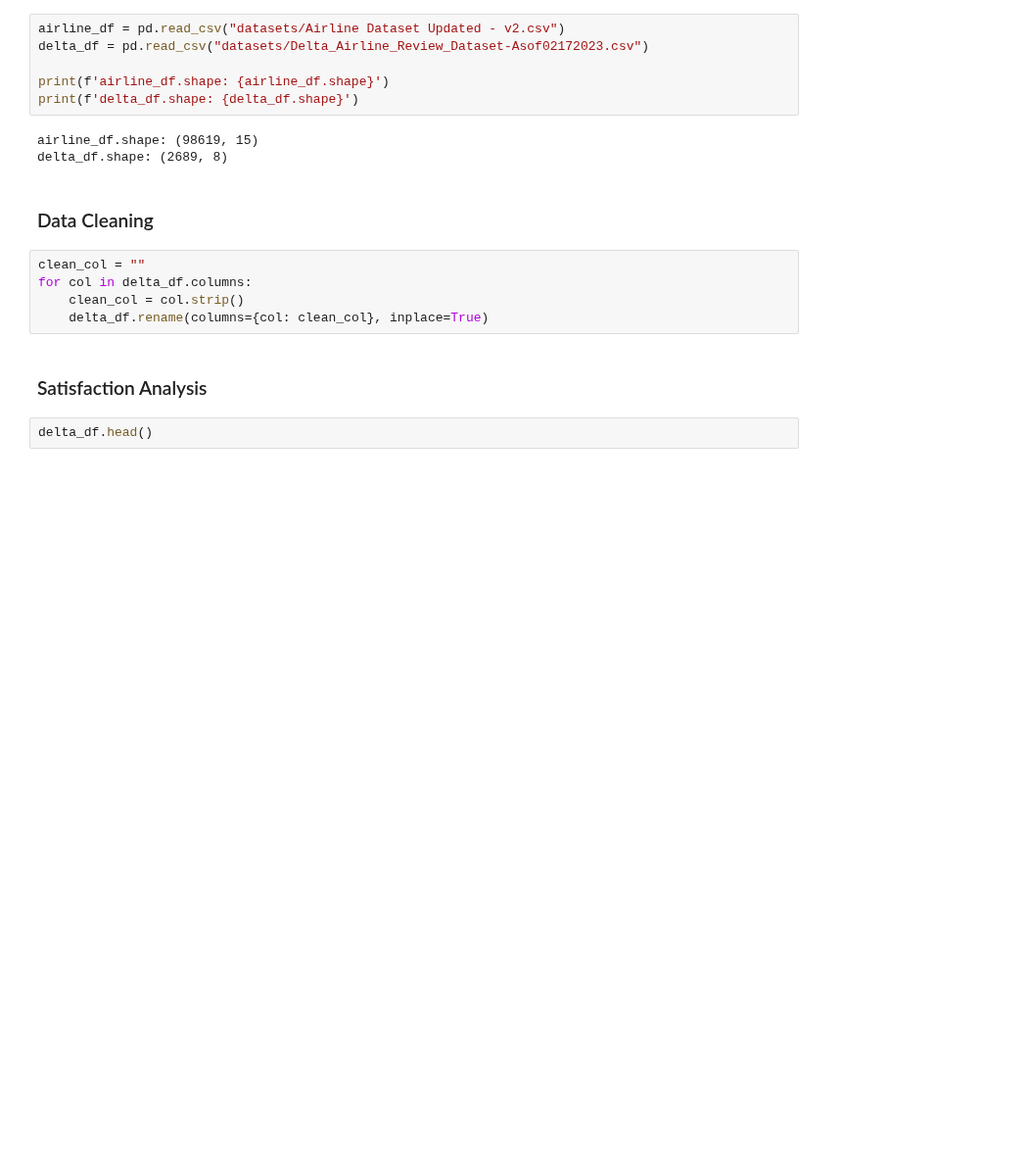
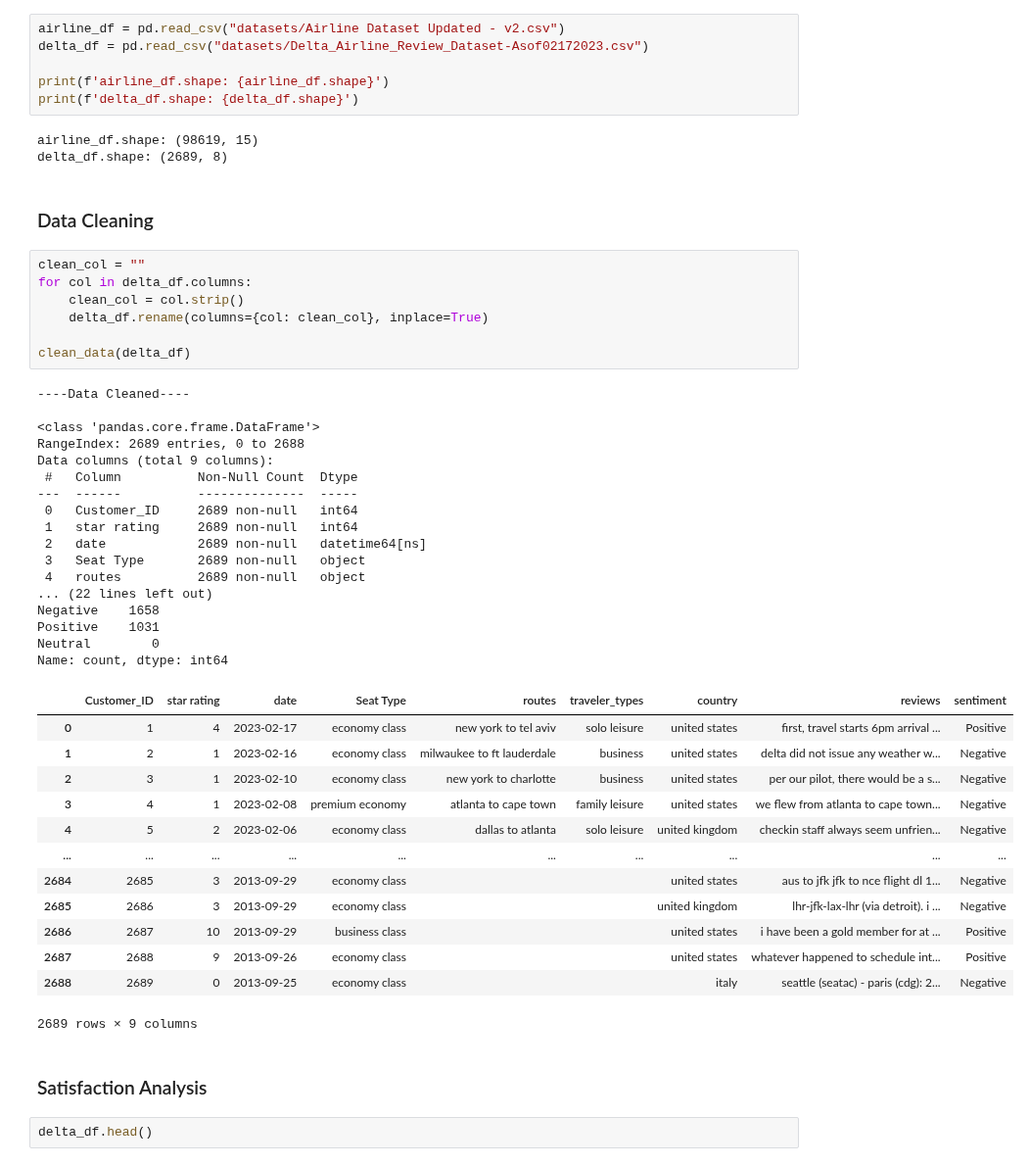
Before and after one commit to T-Godwins/airline-project, a Jupyter notebook: code.ipynb, the cells around one changed output. Shown at 98% size. Cells and saved outputs as stored; diff of their text form; blank space fills up the shorter version.

```diff
--- a/code.ipynb
+++ b/code.ipynb
@@ -48,8 +28,41 @@ delta_df.shape: (2689, 8)
 # %%
 clean_col = ""
 for col in delta_df.columns:
     clean_col = col.strip()
     delta_df.rename(columns={col: clean_col}, inplace=True)
+
+clean_data(delta_df)
+# %% [output]
+----Data Cleaned----
+
+<class 'pandas.core.frame.DataFrame'>
+RangeIndex: 2689 entries, 0 to 2688
+Data columns (total 9 columns):
+ #   Column          Non-Null Count  Dtype
+---  ------          --------------  -----
+ 0   Customer_ID     2689 non-null   int64
+ 1   star rating     2689 non-null   int64
+ 2   date            2689 non-null   datetime64[ns]
+ 3   Seat Type       2689 non-null   object
+ 4   routes          2689 non-null   object
+... (22 lines left out)
+Negative    1658
+Positive    1031
+Neutral        0
+Name: count, dtype: int64
+|  | Customer_ID | star rating | date | Seat Type | routes | traveler_types | country | reviews | sentiment |
+| 0 | 1 | 4 | 2023-02-17 | economy class | new york to tel aviv | solo leisure | united states | first, travel starts 6pm arrival ... | Positive |
+| 1 | 2 | 1 | 2023-02-16 | economy class | milwaukee to ft lauderdale | business | united states | delta did not issue any weather w... | Negative |
+| 2 | 3 | 1 | 2023-02-10 | economy class | new york to charlotte | business | united states | per our pilot, there would be a s... | Negative |
+| 3 | 4 | 1 | 2023-02-08 | premium economy | atlanta to cape town | family leisure | united states | we flew from atlanta to cape town... | Negative |
+| 4 | 5 | 2 | 2023-02-06 | economy class | dallas to atlanta | solo leisure | united kingdom | checkin staff always seem unfrien... | Negative |
+| ... | ... | ... | ... | ... | ... | ... | ... | ... | ... |
+| 2684 | 2685 | 3 | 2013-09-29 | economy class |  |  | united states | aus to jfk jfk to nce flight dl 1... | Negative |
+| 2685 | 2686 | 3 | 2013-09-29 | economy class |  |  | united kingdom | lhr-jfk-lax-lhr (via detroit). i ... | Negative |
+| 2686 | 2687 | 10 | 2013-09-29 | business class |  |  | united states | i have been a gold member for at ... | Positive |
+| 2687 | 2688 | 9 | 2013-09-26 | economy class |  |  | united states | whatever happened to schedule int... | Positive |
+| 2688 | 2689 | 0 | 2013-09-25 | economy class |  |  | italy | seattle (seatac) - paris (cdg): 2... | Negative |
+2689 rows × 9 columns
 # %% [markdown]
 ### Satisfaction Analysis
 # %%
```
Also changed, not shown: parts of 4 cells of this notebook, 4 other files.
